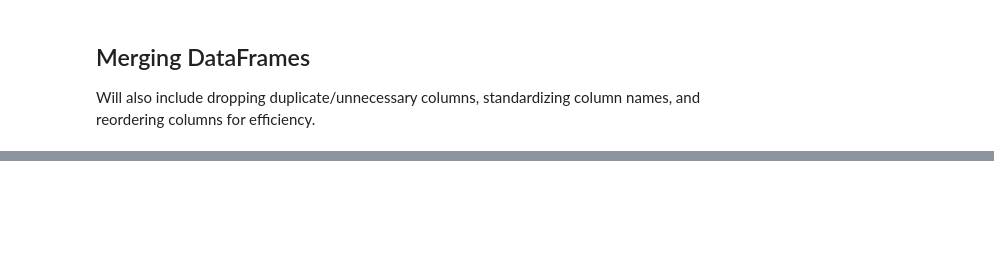
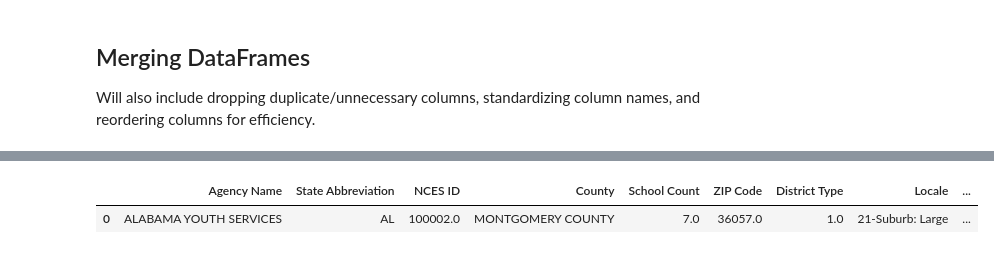
Before and after one commit to caitbrown12/NSS_Capstone, a Jupyter notebook: notebook/NCES_Enrollment_Data_2.ipynb, the cells around one changed output, grey strips where cells are left out. Cells and saved outputs as stored; diff of their text form; code cells hidden in the pictures; blank space fills up the shorter version.

```diff
--- a/notebook/NCES_Enrollment_Data_2.ipynb
+++ b/notebook/NCES_Enrollment_Data_2.ipynb
@@ -203,0 +131,6 @@ netfunding.head(2)
+# %%
+data = data.drop(['Unnamed: 0'], axis=1)
+data.head(1)
+# %% [output]
+|  | Agency Name | State Abbreviation | NCES ID | County | School Count | ZIP Code | District Type | Locale | ... |
+| 0 | ALABAMA YOUTH SERVICES | AL | 100002.0 | MONTGOMERY COUNTY | 7.0 | 36057.0 | 1.0 | 21-Suburb: Large | ... |
```
Also changed, not shown: parts of 51 cells of this notebook.
